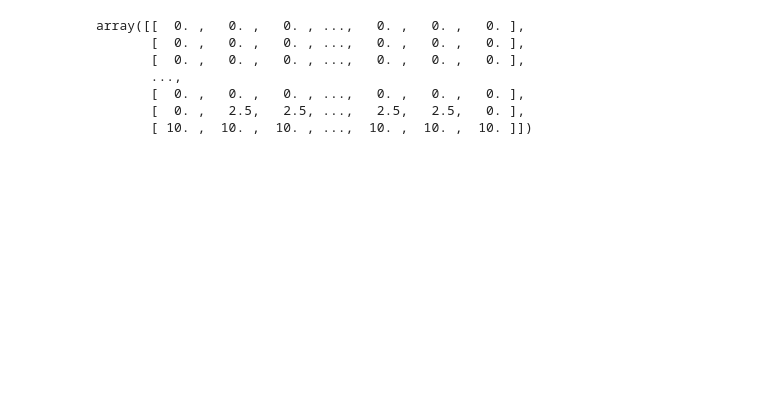
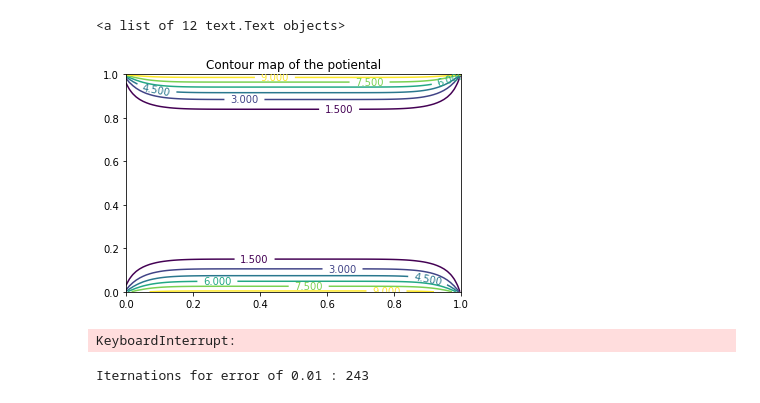
Before and after one commit to voetberg/481_hw_2018, a Jupyter notebook: HW8_2DRelaxation.ipynb, the cells around one changed output. Saved outputs shown, nothing was run; the diff lists cells and outputs as text; code cells hidden in the pictures; blank space fills up the shorter version.

```diff
--- a/HW8_2DRelaxation.ipynb
+++ b/HW8_2DRelaxation.ipynb
@@ -5,0 +55,2 @@ plt.style.use('seaborn-colorblind')
+# %%
+soln = relax_dude(100,100,10**(-2),10000,10)
@@ -6 +74,24 @@ plt.style.use('seaborn-colorblind')
+# %%
+##Contour Map
+##It doesn't count as theft if it's just from the documentation
+x = np.linspace(0, 1, 100)
+y = np.linspace(0, 1, 100)
+X,Y = np.meshgrid(x,y)
+
+plt.figure()
+CS = plt.contour(X, Y, soln)
+plt.title("Contour map of the potiental")
+plt.clabel(CS, inline=1, fontsize=10)
+# %% [output]
+<a list of 12 text.Text objects>
+[figure, added]
+# %%
+##So my computer can't run this but I'm trusting that it works
+##Sorry if it melts your cpu
+
+error_lst = [10**(-2),10**(-3),10**(-4),10**(-5),10**(-6),10**(-7)]
+for i in error_lst:
+    relax_dude(100,100,i,10000,10)
+# %% [output]
+KeyboardInterrupt:
 # %%
@@ -36,10 +144,4 @@ def relax_dude(size, N, int_err, max_int):
 # %%
-relax_dude(100,100,10**(-2),10000)
+soln_step=continue_chilling(100,100,10**(-2),10000,10)
 # %% [output]
-array([[  0. ,   0. ,   0. , ...,   0. ,   0. ,   0. ],
-       [  0. ,   0. ,   0. , ...,   0. ,   0. ,   0. ],
-       [  0. ,   0. ,   0. , ...,   0. ,   0. ,   0. ],
-       ...,
-       [  0. ,   0. ,   0. , ...,   0. ,   0. ,   0. ],
-       [  0. ,   2.5,   2.5, ...,   2.5,   2.5,   0. ],
-       [ 10. ,  10. ,  10. , ...,  10. ,  10. ,  10. ]])
+Iternations for error of 0.01 : 243
```
Also changed, not shown: parts of 9 cells of this notebook.
